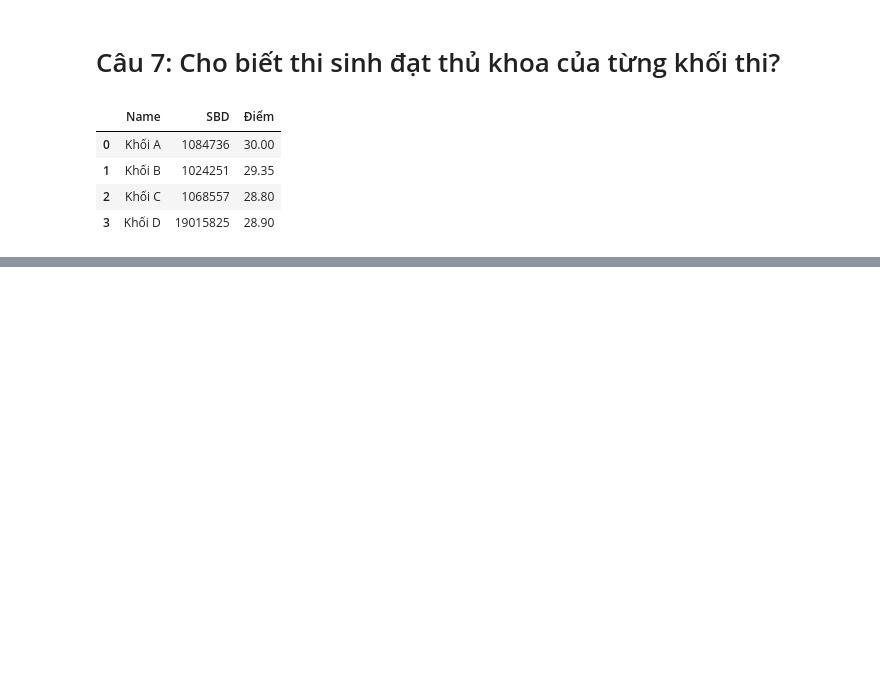
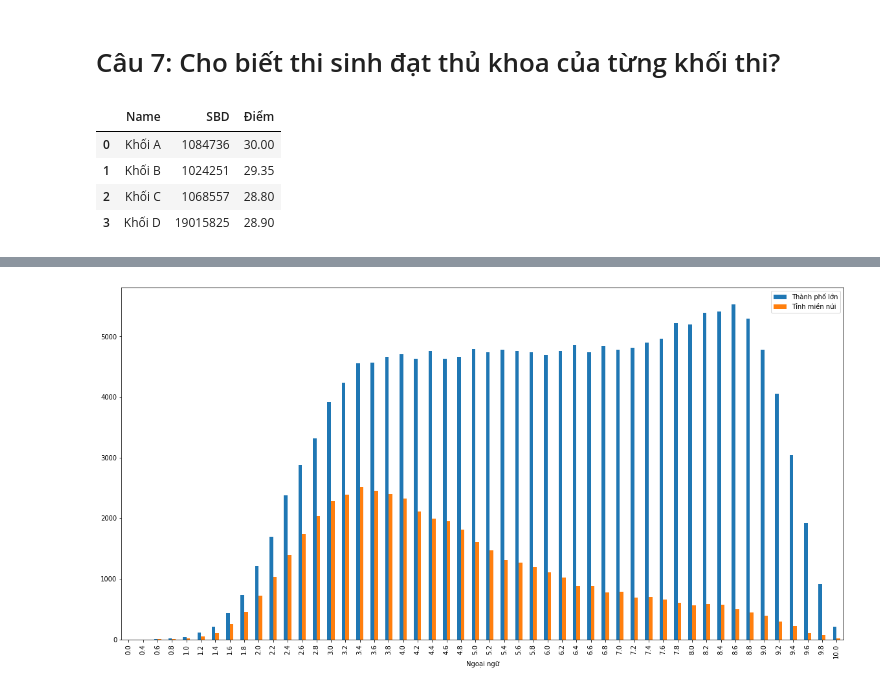
Before and after one commit to PMX120202/Project_Final_LTKHDL, a Jupyter notebook: Handle.ipynb, the cells around one changed output, grey strips where cells are left out. Saved outputs shown, nothing was run; the diff lists cells and outputs as text; code cells hidden in the pictures; blank space fills up the shorter version.

```diff
--- a/Handle.ipynb
+++ b/Handle.ipynb
@@ -613,0 +578,13 @@ results
+# %%
+def CompareSubject (subject):
+        ThanhPhoLon= df.loc[(df['Tỉnh thành'] == 'Cần Thơ')| (df['Tỉnh thành'] == 'Tp. Hồ Chí Minh')|
+                (df['Tỉnh thành'] == 'Hà Nội')| (df['Tỉnh thành'] == 'Đà Nẵng')|(df['Tỉnh thành'] == 'Hải Phòng')].value_counts(subject).sort_index(ascending=False)
+        TinhMienNui= a= df.loc[(df['Tỉnh thành'] == 'Kon Tum')| (df['Tỉnh thành'] == 'Gia Lai')|
+                (df['Tỉnh thành'] == 'Đắk Lắk')| (df['Tỉnh thành'] == 'Đắk Nông')|(df['Tỉnh thành'] == 'Lâm Đồng')].value_counts(subject).sort_index(ascending=False)
+        temp = pd.DataFrame({'Thành phố lớn':ThanhPhoLon,
+                                'Tỉnh miền núi': TinhMienNui})
+        temp.plot (kind='bar', figsize=(20,10))
+# %%
+CompareSubject('Ngoại ngữ')
+# %% [output]
+[figure, added]
```
Also changed, not shown: parts of 17 cells of this notebook.
